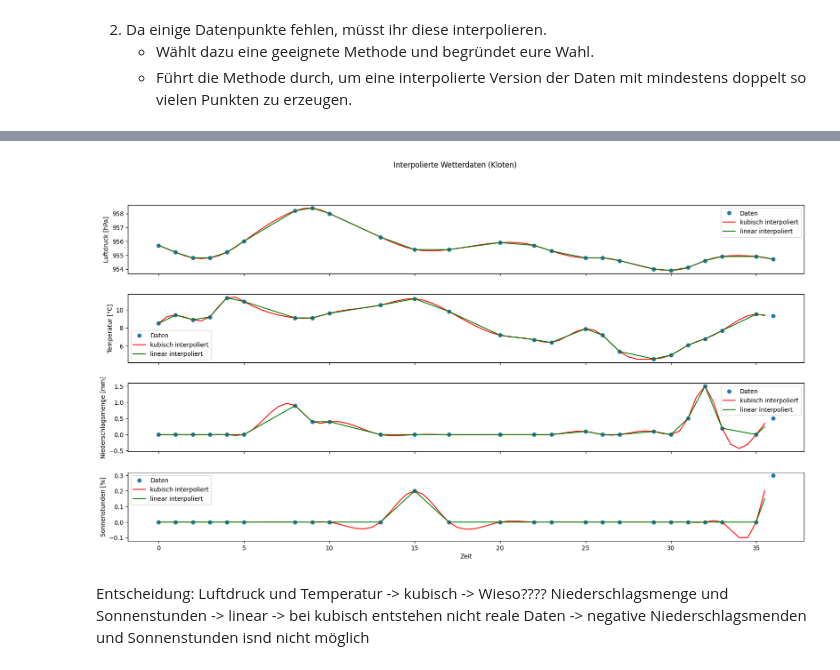
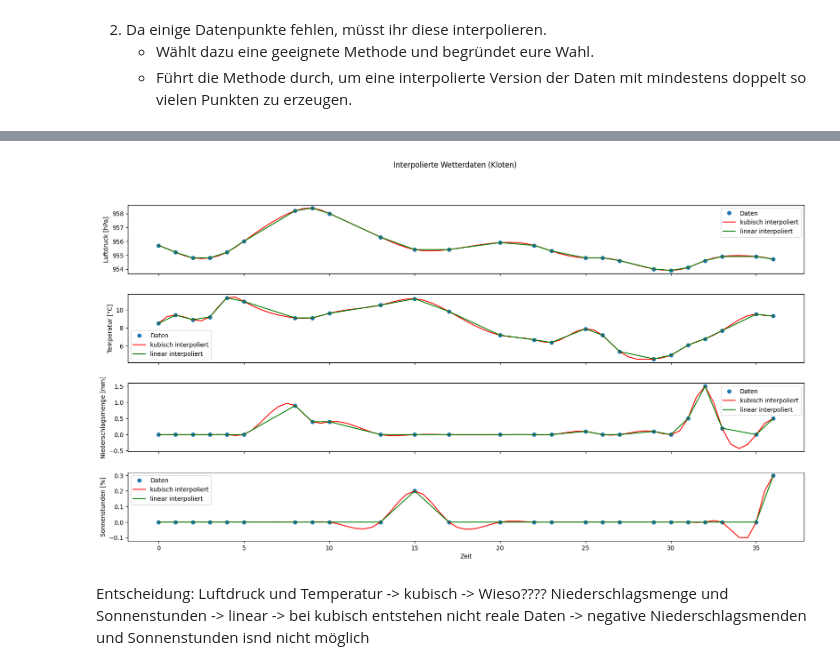
Before and after one commit to Kevin-J-Klein/NGDS-Gruppe-G, a Jupyter notebook: WetterstationGruppeG-Alex_neu.ipynb, the cells around one changed output, grey strips where cells are left out. Cells and saved outputs as stored; diff of their text form; code cells hidden in the pictures.

```diff
--- a/WetterstationGruppeG-Alex_neu.ipynb
+++ b/WetterstationGruppeG-Alex_neu.ipynb
@@ -46,7 +47,8 @@ Anzahl Messungen: 7473
 # %%
 #daten für demo
 time_diff_demo = time_diff[:25]
-max_demo = int(np.max(time_diff_demo))
+max_demo = 2 * int(np.max(time_diff_demo)) + 1#Für den Index beim Plotten der Demo-Daten
+#t_demo = np.linspace(0, max_demo, (2*max_demo))
 
 max = int(np.max(time_diff))
 t = np.linspace(0, max, (2*max))
@@ -55,9 +57,5 @@ t = np.linspace(0, max, (2*max))
 f_cubic     = interp1d(time_diff, klo_weather_t[2:6], kind='cubic')
 f_linear    = interp1d(time_diff, klo_weather_t[2:6], kind = 'linear')
 
-# Brauchen wir diese???? bis jetzt nicht verwendet !!
-f_quadratic = interp1d(time_diff, klo_weather_t[2:3], kind='quadratic')
-f_nearest   = interp1d(time_diff, klo_weather_t[2:3], kind='nearest')
-
 pressure_inter_cubic, temp_inter_cubic, rain_inter_cubic, sunshine_inter_cubic       = f_cubic(t)
 pressure_inter_linear, temp_inter_linear, rain_inter_linear, sunshine_inter_linear   = f_linear(t)
@@ -67,39 +62,39 @@ pressure_inter_linear, temp_inter_linear, rain_inter_linear, sunshine_inter_line
 # %%
 fig, (ax1, ax2, ax3, ax4) = plt.subplots(4, 1, sharex=True, figsize=(20,10))
 fig.subplots_adjust(wspace=0.5, hspace=0.3)
 
 ax1.plot(time_diff_demo, pressure[:25], 'o', label='Daten')
-ax1.plot(t[0:2*max_demo+1], pressure_inter_cubic[0:2*max_demo+1], 'r-', label='kubisch interpoliert')
-ax1.plot(t[0:2*max_demo+1], pressure_inter_linear[0:2*max_demo+1], 'g-', label='linear interpoliert')
+ax1.plot(t[0:max_demo], pressure_inter_cubic[0:max_demo], 'r-', label='kubisch interpoliert')
+ax1.plot(t[0:max_demo], pressure_inter_linear[0:max_demo], 'g-', label='linear interpoliert')
 ax1.set_ylabel('Luftdruck [hPa]')
 ax1.legend()
 
 ax2.plot(time_diff_demo, temp[:25], 'o', label='Daten')
-ax2.plot(t[0:2*max_demo], temp_inter_cubic[0:2*max_demo], 'r-', label='kubisch interpoliert')
-ax2.plot(t[0:2*max_demo], temp_inter_linear[0:2*max_demo], 'g-', label='linear interpoliert')
+ax2.plot(t[0:max_demo], temp_inter_cubic[0:max_demo], 'r-', label='kubisch interpoliert')
+ax2.plot(t[0:max_demo], temp_inter_linear[0:max_demo], 'g-', label='linear interpoliert')
 ax2.set_ylabel('Temperatur [°C]')
 #ax2.set_xlabel('Zeit')
 ax2.legend()
 
 ax3.plot(time_diff_demo, rain[:25], 'o', label='Daten')
-ax3.plot(t[0:2*max_demo], rain_inter_cubic[0:2*max_demo], 'r-', label='kubisch interpoliert')
-ax3.plot(t[0:2*max_demo], rain_inter_linear[0:2*max_demo], 'g-', label='linear interpoliert')
+ax3.plot(t[0:max_demo], rain_inter_cubic[0:max_demo], 'r-', label='kubisch interpoliert')
+ax3.plot(t[0:max_demo], rain_inter_linear[0:max_demo], 'g-', label='linear interpoliert')
 ax3.set_ylabel('Niederschlagsmenge [mm]') #Einheit: mm ?
 #ax3.set_xlabel('Zeit')
 ax3.legend()
 
 ax4.plot(time_diff_demo, sunshine[:25], 'o', label='Daten')
-ax4.plot(t[0:2*max_demo], sunshine_inter_cubic[0:2*max_demo], 'r-', label='kubisch interpoliert')
-ax4.plot(t[0:2*max_demo], sunshine_inter_linear[0:2*max_demo], 'g-', label='linear interpoliert')
+ax4.plot(t[0:max_demo], sunshine_inter_cubic[0:max_demo], 'r-', label='kubisch interpoliert')
+ax4.plot(t[0:max_demo], sunshine_inter_linear[0:max_demo], 'g-', label='linear interpoliert')
 ax4.set_ylabel('Sonnenstunden [%]')
 #ax4.set_xlabel('Zeit')
 ax4.legend()
 
 plt.xlabel('Zeit')
 plt.suptitle('Interpolierte Wetterdaten (Kloten)')
 plt.show()
 # %% [output]
-[figure, old version]
+[figure, new version]
 # %% [markdown]
 Entscheidung:
  Luftdruck und Temperatur -> kubisch -> Wieso????
```
Also changed, not shown: parts of 9 cells of this notebook.
